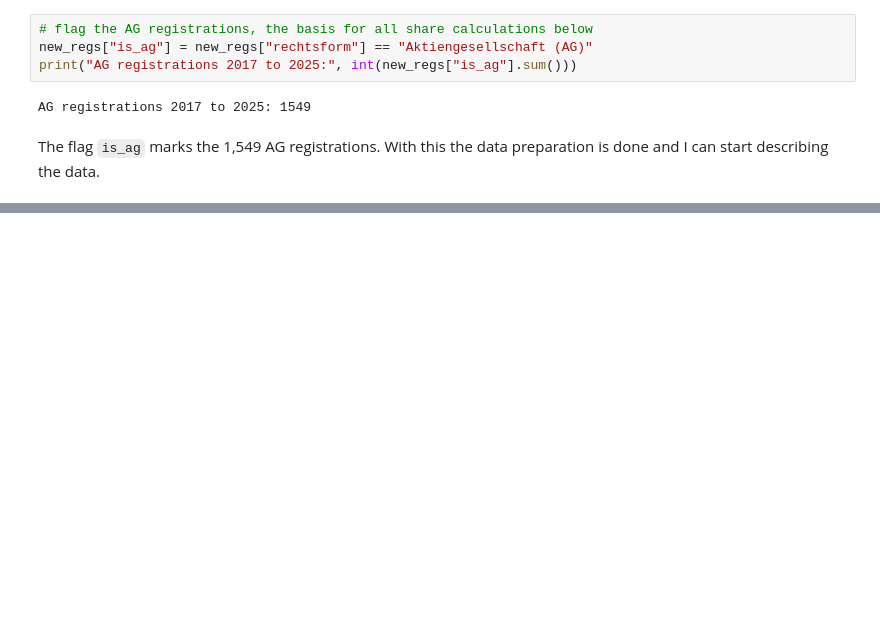
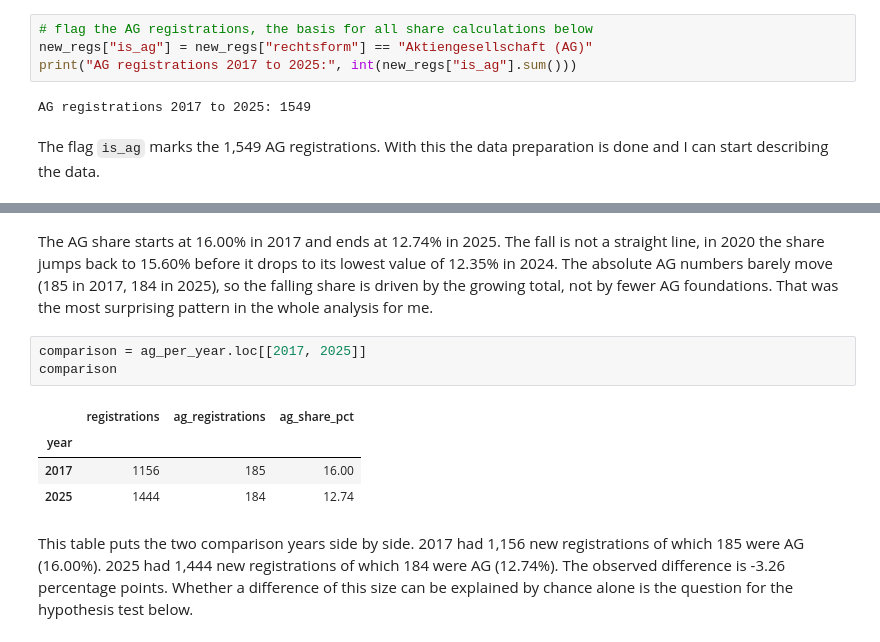
Before and after one commit to mauroreverberi/conduct-a-statistical-analysis-using-python, a Jupyter notebook: analysis.ipynb, the cells around one changed output, grey strips where cells are left out. Cells and saved outputs as stored; diff of their text form; blank space fills up the shorter version.

```diff
--- a/analysis.ipynb
+++ b/analysis.ipynb
@@ -209,0 +311,12 @@ The flag `is_ag` marks the 1,549 AG registrations. With this the data preparatio
+# %% [markdown]
+The AG share starts at 16.00% in 2017 and ends at 12.74% in 2025. The fall is not a straight line, in 2020 the share jumps back to 15.60% before it drops to its lowest value of 12.35% in 2024. The absolute AG numbers barely move (185 in 2017, 184 in 2025), so the falling share is driven by the growing total, not by fewer AG foundations. That was the most surprising pattern in the whole analysis for me.
+# %%
+comparison = ag_per_year.loc[[2017, 2025]]
+comparison
+# %% [output]
+|  | registrations | ag_registrations | ag_share_pct |
+| year |  |  |  |
+| 2017 | 1156 | 185 | 16.00 |
+| 2025 | 1444 | 184 | 12.74 |
+# %% [markdown]
+This table puts the two comparison years side by side. 2017 had 1,156 new registrations of which 185 were AG (16.00%). 2025 had 1,444 new registrations of which 184 were AG (12.74%). The observed difference is -3.26 percentage points. Whether a difference of this size can be explained by chance alone is the question for the hypothesis test below.
```
Also changed, not shown: parts of 12 cells of this notebook.
